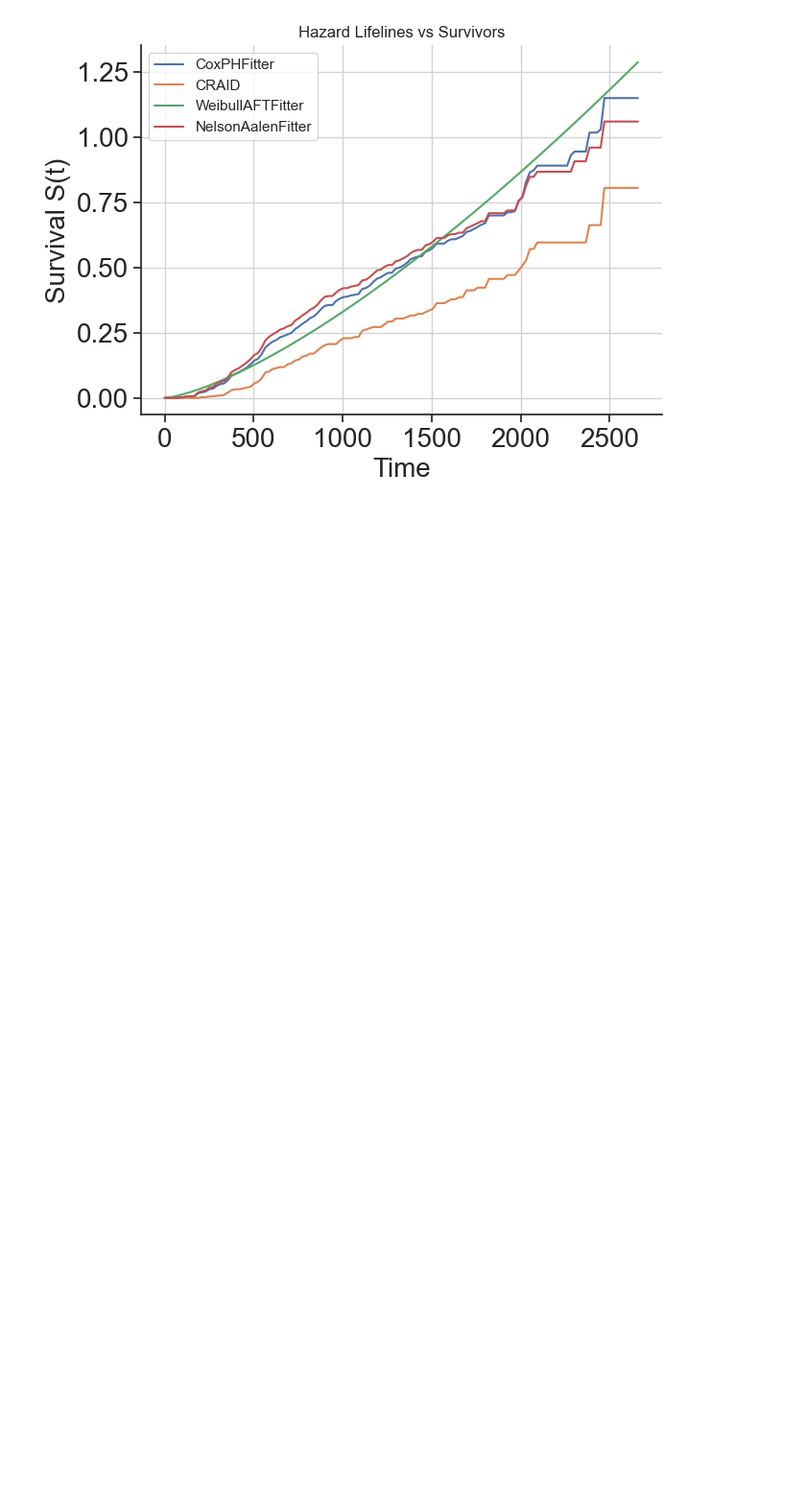
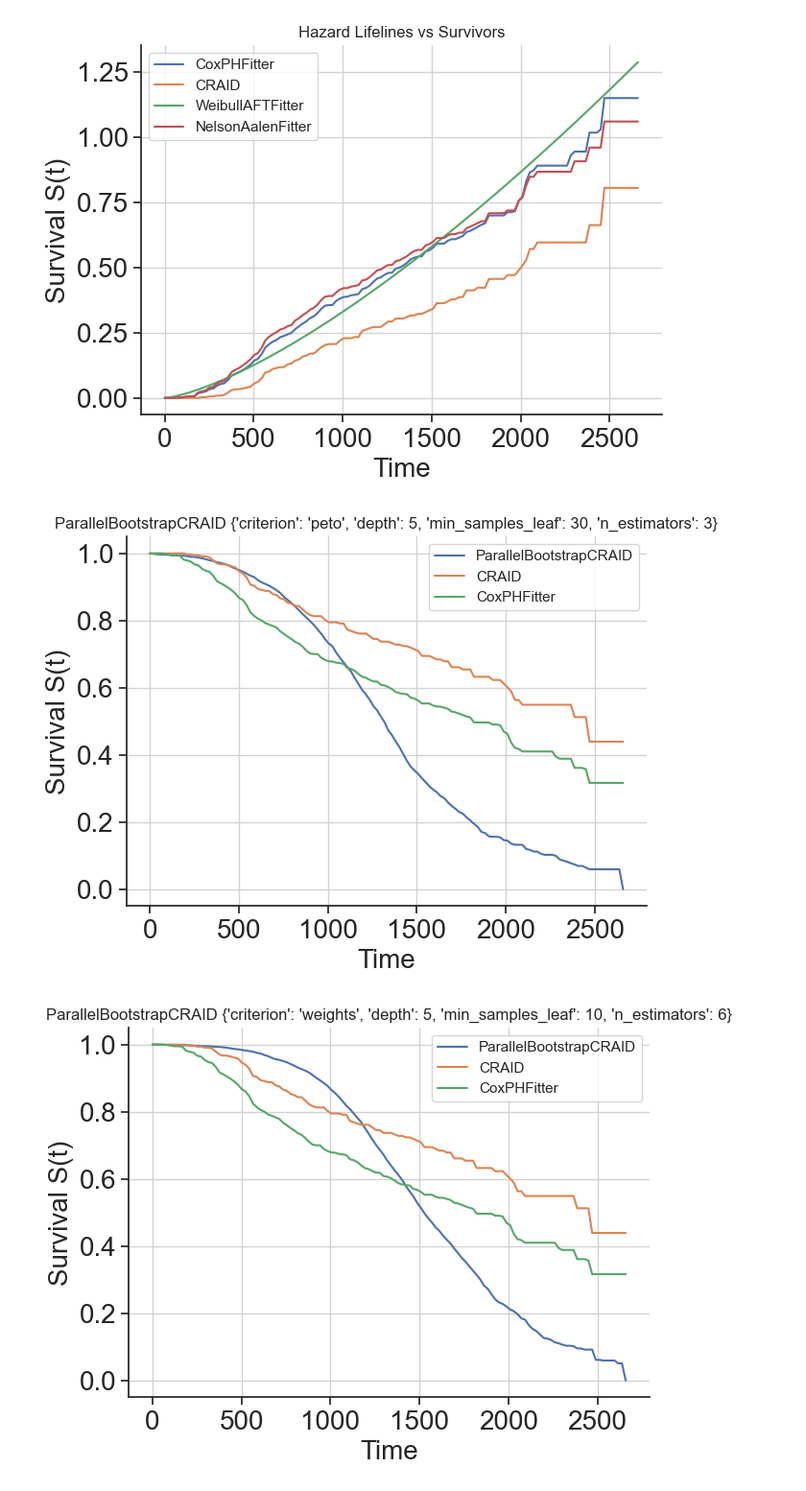
Before and after one commit to DimonZhi/SAWrap, a Jupyter notebook: wrap.ipynb, the cells around one changed output. Shown: that part at 96% size. Drawn from its saved outputs; the diff is of its cells as text; code cells hidden in the pictures; blank space fills up the shorter version.

```diff
--- a/wrap.ipynb
+++ b/wrap.ipynb
@@ -484,3 +664,31 @@ m_sa4 = SAWrapSA(NelsonAalenFitter()).fit(X,y)
 plot_many([m_sa1, m_sa2, m_sa3, m_sa4], X, sample=0, mode="hazard", title="Hazard Lifelines vs Survivors")
 # %% [output]
 [figure]
+# %%
+from survivors.ensemble import ParallelBootstrapCRAID
+from lifelines import CoxPHFitter
+
+param_grid = [
+    ({"criterion": "peto", "depth": 5, "min_samples_leaf": 30, "n_estimators": 3}, 0.19),
+    ({"criterion": "weights", "depth": 5, "min_samples_leaf": 10, "n_estimators": 6}, 0.175),
+    ({"mode_wei": "exp", "depth": 5, "min_samples_leaf": 30, "n_estimators": 3}, 0.186),
+    ({"mode_wei": "square", "depth": 5, "min_samples_leaf": 10, "n_estimators": 3}, 0.15),
+]
+
+X, y, features, categ, sch_nan = ds.load_gbsg_dataset()
+
+cr = CRAID(criterion='wilcoxon', depth=2, min_samples_leaf=0.1,
+           signif=0.05, categ=categ, leaf_model="base")
+
+for params, ibs_thres in param_grid:
+    PBC = ParallelBootstrapCRAID(**params)
+
+    m_sa1 = SAWrapSA(PBC).fit(X, y)
+    m_sa3 = SAWrapSA(CoxPHFitter()).fit(X, y)
+    m_sa2 = SAWrapSA(cr).fit(X, y)
+
+    plot_many([m_sa1, m_sa2, m_sa3], X, sample=0,
+              title=f"ParallelBootstrapCRAID {params}")
+# %% [output]
+[figure, added]
+[figure, added]
```
Also changed, not shown: parts of 15 cells of this notebook, 1 other file.
